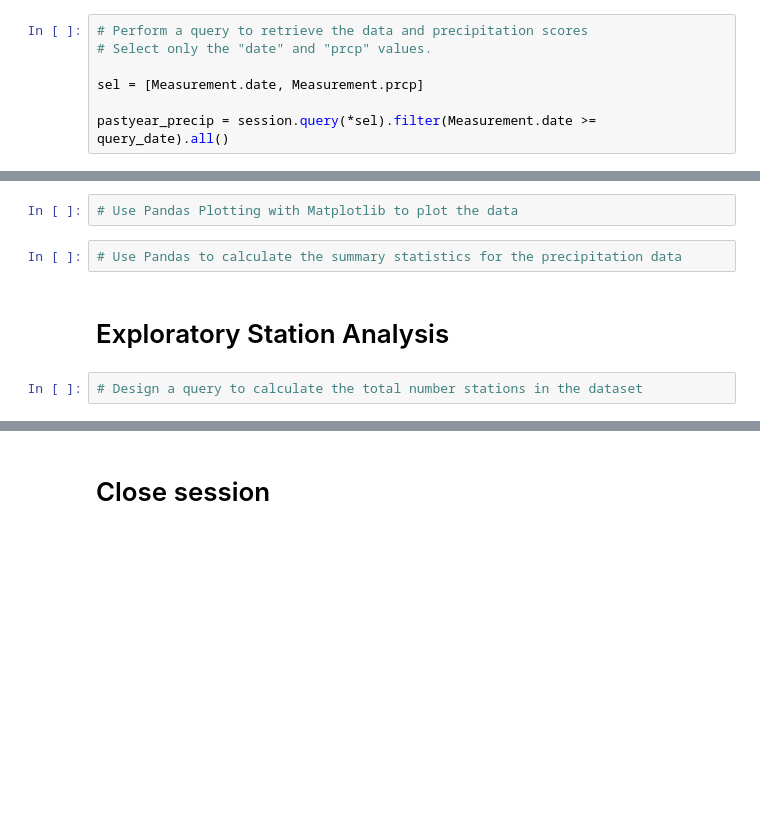
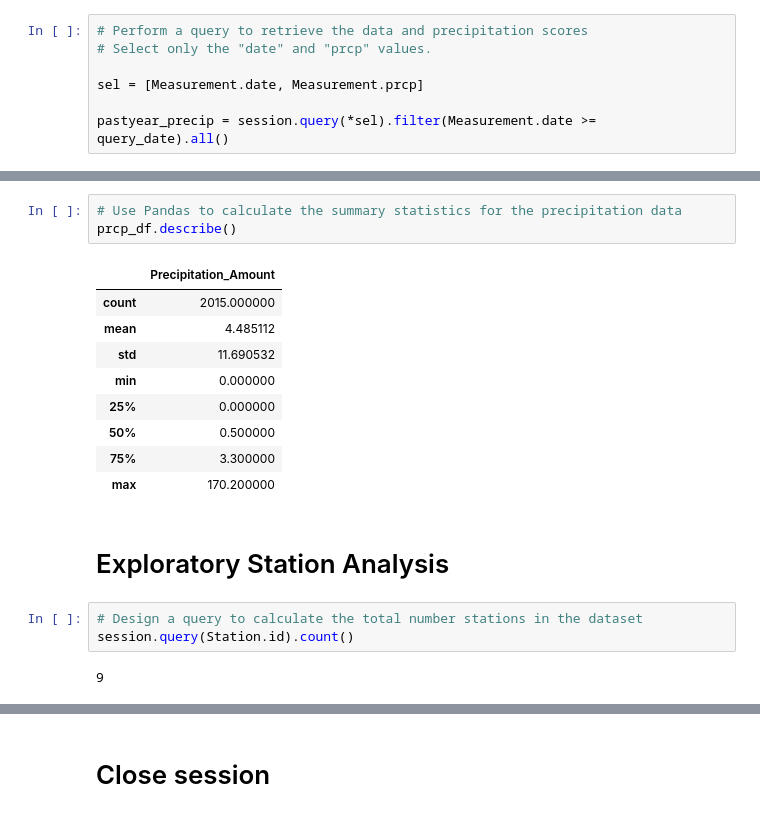
Before and after one commit to shanCH3n/sqlalchemy-challenge, a Jupyter notebook: SurfsUp/climate_analysis.ipynb, the cells around one changed output, grey strips where cells are left out. Cells and saved outputs as stored; diff of their text form; blank space fills up the shorter version.

```diff
--- a/SurfsUp/climate_analysis.ipynb
+++ b/SurfsUp/climate_analysis.ipynb
@@ -141,9 +156,21 @@ KeyError: 'date'
 # %%
-# Use Pandas Plotting with Matplotlib to plot the data
+# Use Pandas to calculate the summary statistics for the precipitation data
+prcp_df.describe()
+# %% [output]
+|  | Precipitation_Amount |
+| count | 2015.000000 |
+| mean | 4.485112 |
+| std | 11.690532 |
+| min | 0.000000 |
+| 25% | 0.000000 |
+| 50% | 0.500000 |
+| 75% | 3.300000 |
+| max | 170.200000 |
-# %%
-# Use Pandas to calculate the summary statistics for the precipitation data
 # %% [markdown]
 # Exploratory Station Analysis
 # %%
 # Design a query to calculate the total number stations in the dataset
+session.query(Station.id).count()
+# %% [output]
+9
 # %%
```
Also changed, not shown: parts of 8 cells of this notebook, 2 other files.
